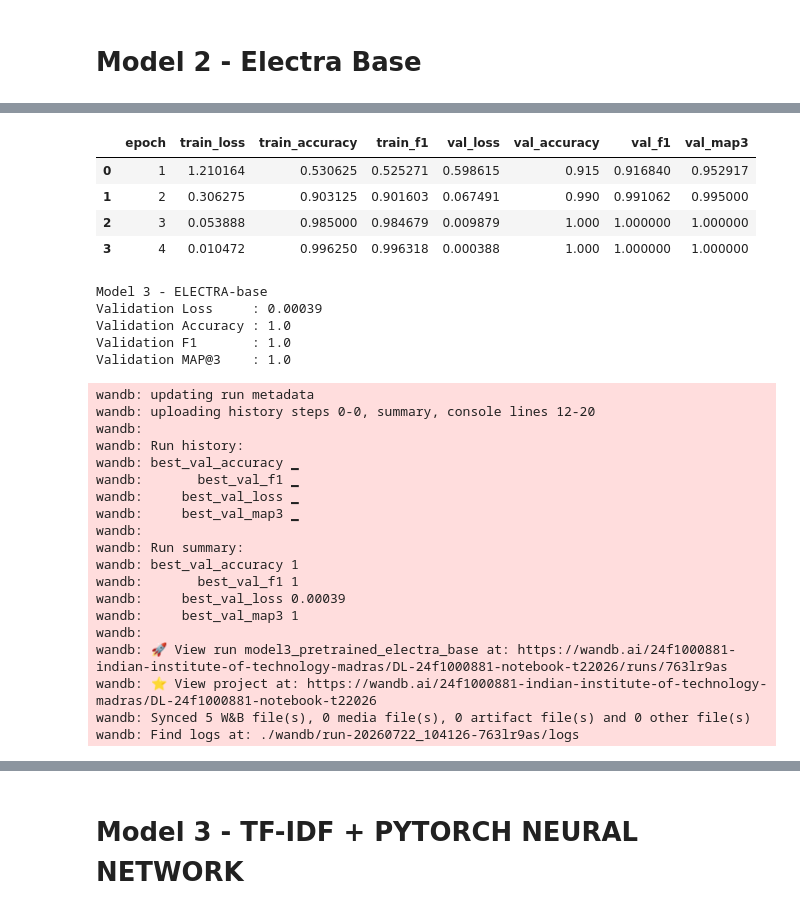
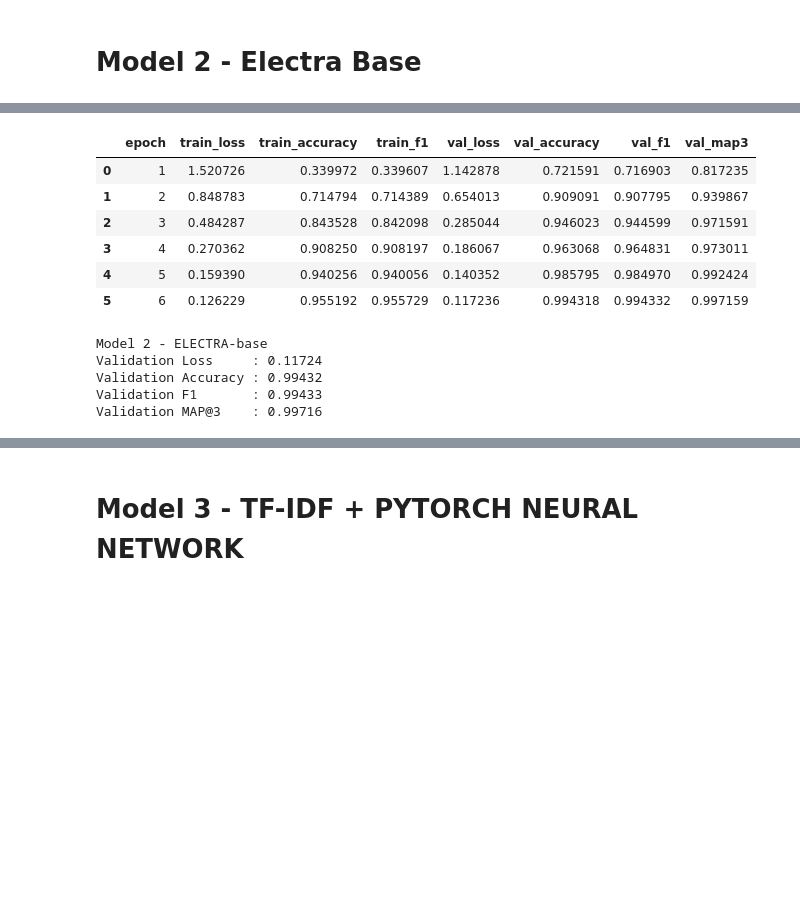
Before and after one commit to Hariom9991/dl-24f1000881-notebook-t22026, a Jupyter notebook: kaggle_notebook.ipynb, the cells around one changed output, grey strips where cells are left out. Drawn from its saved outputs; the diff is of its cells as text; code cells hidden in the pictures; blank space fills up the shorter version.

Commit message:
Kaggle Notebook | DL-24f1000881-notebook-t22026 | Version 52

```diff
--- a/kaggle_notebook.ipynb
+++ b/kaggle_notebook.ipynb
@@ -115,7 +115,6 @@ SEED = 42
 OPTION_LABELS = ["A", "B", "C", "D", "E"]
 LABEL2ID = {"A": 0, "B": 1, "C": 2, "D": 3, "E": 4}
 ID2LABEL = {v: k for k, v in LABEL2ID.items()}
-
 DEVICE = torch.device("cuda" if torch.cuda.is_available() else "cpu")
 
 def set_seed(seed=42):
@@ -145,10 +144,11 @@ MC_MODEL_NAME = "google/electra-base-discriminator"
 MAX_LEN = 256
 TRAIN_BATCH_SIZE = 4
 VALID_BATCH_SIZE = 4
-EPOCHS = 4
+EPOCHS = 6
 LEARNING_RATE = 2e-5
 WEIGHT_DECAY = 0.01
 MAX_GRAD_NORM = 1.0
+ACCUMULATION_STEPS = 4
 
 
 MAX_FEATURES = 30000
@@ -1010,8 +1038,11 @@ test_loader_mc = DataLoader(
 # %%
 # eval function
 
-def evaluate_electra_mc(model, dataloader, device):
+def evaluate_electra_mc(model, dataloader, device, class_weights=None):
     model.eval()
+    weights = class_weights.to(device) if class_weights is not None else None
+    criterion = nn.CrossEntropyLoss(weight=weights)
+
     total_loss = 0.0
     all_logits = []
     all_labels = []
@@ -1024,17 +1055,18 @@ def evaluate_electra_mc(model, dataloader, device):
 
             model_inputs = {
                 "input_ids": input_ids,
-                "attention_mask": attention_mask,
-                "labels": labels
+                "attention_mask": attention_mask
             }
 
             if "token_type_ids" in batch:
                 model_inputs["token_type_ids"] = batch["token_type_ids"].to(device)
 
             outputs = model(**model_inputs)
+            logits = outputs.logits
+            loss = criterion(logits, labels)
 
-            total_loss += outputs.loss.item()
-            all_logits.append(outputs.logits.detach().cpu().numpy())
+            total_loss += loss.item()
+            all_logits.append(logits.detach().cpu().numpy())
 
             all_labels.append(labels.detach().cpu().numpy())
 
@@ -1153,3 +1192,13 @@ def train_electra_mc(
 
     history_df = pd.DataFrame(history)
     return model, history_df
+# %%
+def compute_class_weights(df, label_col="answer"):
+    """Inverse-frequency class weights, ordered by LABEL2ID (A..E)."""
+    counts = df[label_col].map(LABEL2ID).value_counts().reindex(range(len(LABEL2ID)), fill_value=1)
+    total = counts.sum()
+    weights = total / (len(LABEL2ID) * counts)
+    return torch.tensor(weights.values, dtype=torch.float)
+
+main_class_weights = compute_class_weights(train_main)
+print("Class weights (A, B, C, D, E):", main_class_weights.tolist())
@@ -1157,7 +1208,7 @@ def train_electra_mc(
 mc_model = AutoModelForMultipleChoice.from_pretrained(MC_MODEL_NAME).to(DEVICE)
 
 electra_run = start_run(
-    "model3_pretrained_electra_base",
+    "model2_pretrained_electra_base",
     {
         "model_type": "Pretrained Transformer",
         "model_name": MC_MODEL_NAME,
@@ -1168,7 +1219,10 @@ electra_run = start_run(
         "epochs": EPOCHS,
         "learning_rate": LEARNING_RATE,
         "weight_decay": WEIGHT_DECAY,
-        "max_grad_norm": MAX_GRAD_NORM
+        "max_grad_norm": MAX_GRAD_NORM,
+        "accumulation_steps": ACCUMULATION_STEPS,
+        "effective_batch_size": TRAIN_BATCH_SIZE * ACCUMULATION_STEPS,
+        "class_weights": main_class_weights.tolist()
     }
 )
 mc_model, electra_history = train_electra_mc(
@@ -1178,7 +1232,9 @@ mc_model, electra_history = train_electra_mc(
     epochs=EPOCHS,
     lr=LEARNING_RATE,
     weight_decay=WEIGHT_DECAY,
-    device=DEVICE
+    device=DEVICE,
+    class_weights=main_class_weights,
+    accumulation_steps=ACCUMULATION_STEPS
 )
 
 display(electra_history)
@@ -1188,7 +1244,7 @@ best_row = electra_history.sort_values(
     ascending=False
 ).iloc[0]
 
-print("Model 3 - ELECTRA-base")
+print("Model 2 - ELECTRA-base")
 print("Validation Loss     :", round(best_row["val_loss"], 5))
 print("Validation Accuracy :", round(best_row["val_accuracy"], 5))
 print("Validation F1       :", round(best_row["val_f1"], 5))
@@ -1256,29 +1311,12 @@ Val   Loss: 0.00039 | Val   Acc: 1.00000 | Val   F1: 1.00000 | Val MAP@3: 1.0000
 |  | epoch | train_loss | train_accuracy | train_f1 | val_loss | val_accuracy | val_f1 | val_map3 |
-| 0 | 1 | 1.210164 | 0.530625 | 0.525271 | 0.598615 | 0.915 | 0.916840 | 0.952917 |
-| 1 | 2 | 0.306275 | 0.903125 | 0.901603 | 0.067491 | 0.990 | 0.991062 | 0.995000 |
-| 2 | 3 | 0.053888 | 0.985000 | 0.984679 | 0.009879 | 1.000 | 1.000000 | 1.000000 |
-| 3 | 4 | 0.010472 | 0.996250 | 0.996318 | 0.000388 | 1.000 | 1.000000 | 1.000000 |
+| 0 | 1 | 1.520726 | 0.339972 | 0.339607 | 1.142878 | 0.721591 | 0.716903 | 0.817235 |
+| 1 | 2 | 0.848783 | 0.714794 | 0.714389 | 0.654013 | 0.909091 | 0.907795 | 0.939867 |
+| 2 | 3 | 0.484287 | 0.843528 | 0.842098 | 0.285044 | 0.946023 | 0.944599 | 0.971591 |
+| 3 | 4 | 0.270362 | 0.908250 | 0.908197 | 0.186067 | 0.963068 | 0.964831 | 0.973011 |
+| 4 | 5 | 0.159390 | 0.940256 | 0.940056 | 0.140352 | 0.985795 | 0.984970 | 0.992424 |
+| 5 | 6 | 0.126229 | 0.955192 | 0.955729 | 0.117236 | 0.994318 | 0.994332 | 0.997159 |
-Model 3 - ELECTRA-base
-Validation Loss     : 0.00039
-Validation Accuracy : 1.0
-Validation F1       : 1.0
-Validation MAP@3    : 1.0
-wandb: updating run metadata
-wandb: uploading history steps 0-0, summary, console lines 12-20
-wandb:
-wandb: Run history:
-wandb: best_val_accuracy ▁
-wandb:       best_val_f1 ▁
-wandb:     best_val_loss ▁
-wandb:     best_val_map3 ▁
-wandb:
-wandb: Run summary:
-wandb: best_val_accuracy 1
-wandb:       best_val_f1 1
-wandb:     best_val_loss 0.00039
-wandb:     best_val_map3 1
-wandb:
-wandb: 🚀 View run model3_pretrained_electra_base at: https://wandb.ai/24f1000881-indian-institute-of-technology-madras/DL-24f1000881-notebook-t22026/runs/763lr9as
-wandb: ⭐️ View project at: https://wandb.ai/24f1000881-indian-institute-of-technology-madras/DL-24f1000881-notebook-t22026
-wandb: Synced 5 W&B file(s), 0 media file(s), 0 artifact file(s) and 0 other file(s)
-wandb: Find logs at: ./wandb/run-20260722_104126-763lr9as/logs
+Model 2 - ELECTRA-base
+Validation Loss     : 0.11724
+Validation Accuracy : 0.99432
+Validation F1       : 0.99433
+Validation MAP@3    : 0.99716
```
Also changed, not shown: parts of 36 cells of this notebook.
